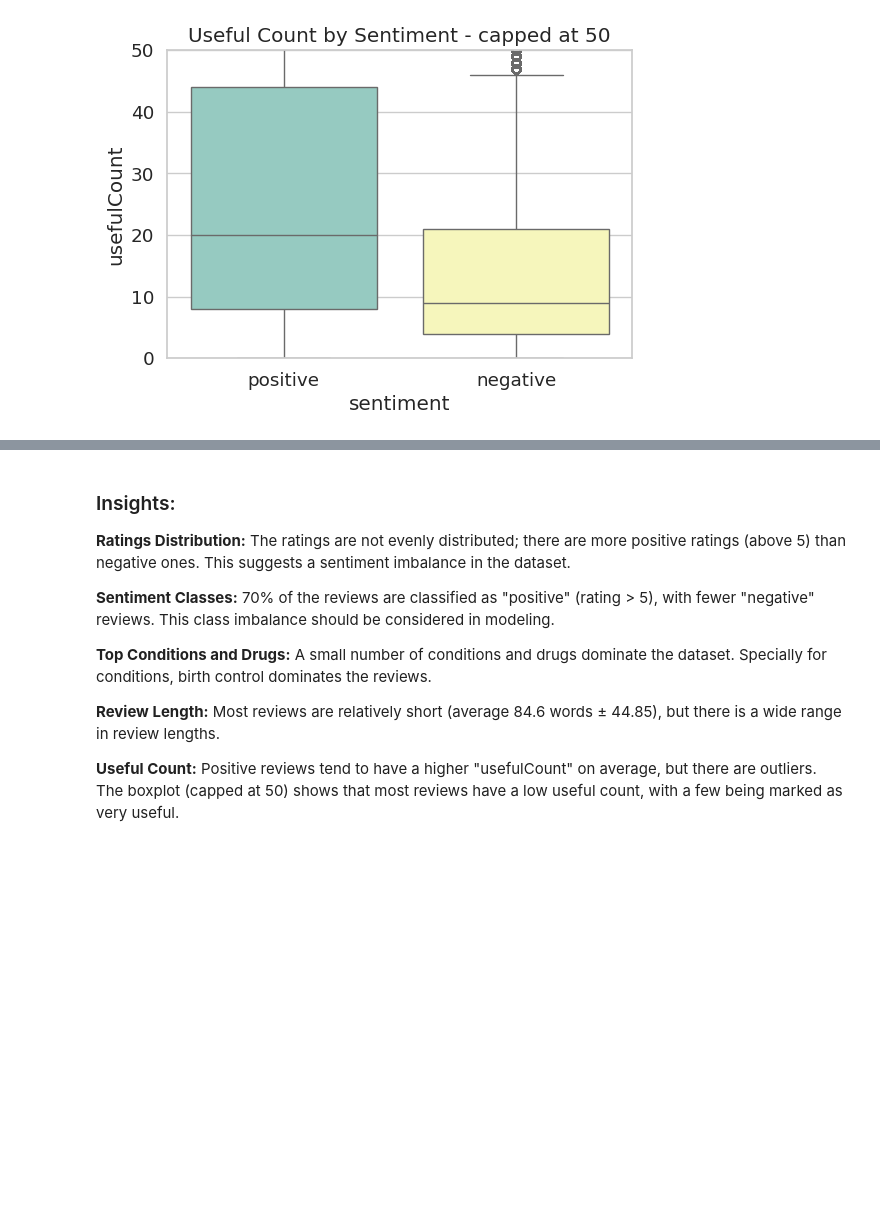
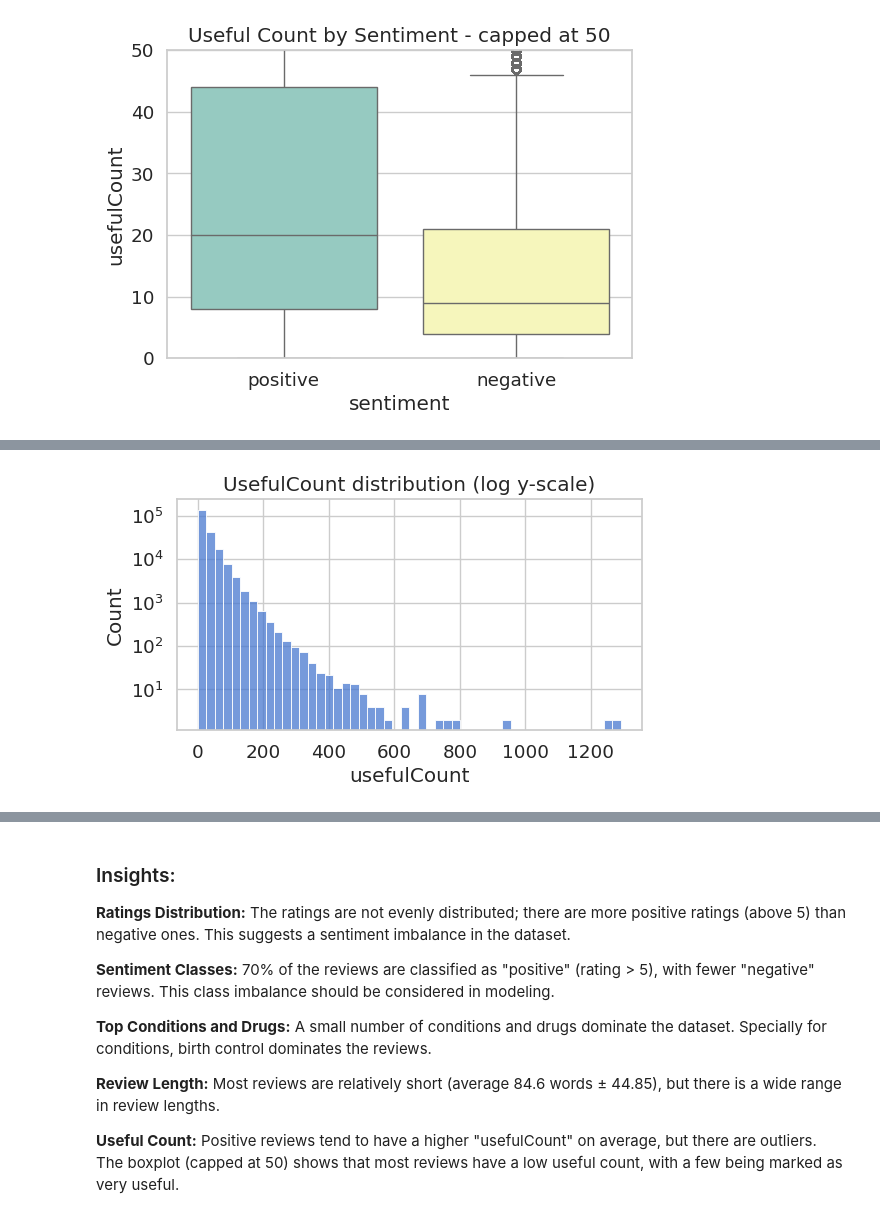
Before and after one commit to sandragodinhosilva/drug-review-sentiment, a Jupyter notebook: notebooks/eda.ipynb, the cells around one changed output, grey strips where cells are left out. Cells and saved outputs as stored; diff of their text form; code cells hidden in the pictures; blank space fills up the shorter version.

```diff
--- a/notebooks/eda.ipynb
+++ b/notebooks/eda.ipynb
@@ -72,3 +79,29 @@ rating           0
 date             0
 usefulCount      0
 dtype: int64
+# %%
+# Cleanup: drop index col, decode HTML, coerce types, parse dates
+def clean_df(d):
+    d = d.copy()
+    # Drop stray index col if present
+    d = d.drop(columns=[c for c in d.columns if c.strip().lower() in {"unnamed: 0", "index"}], errors='ignore')
+    # Coerce rating numeric
+    d["rating"] = pd.to_numeric(d["rating"], errors="coerce")
+    # Parse date
+    d["date"] = pd.to_datetime(d["date"], errors="coerce")
+    # Decode HTML entities and strip quotes/whitespace
+    d["review"] = d["review"].astype(str).apply(lambda s: unescape(s).strip().strip('"'))
+    # Normalize condition text; fill missing
+    d["condition"] = d["condition"].astype(str).str.strip().replace({"nan": np.nan}).fillna("Unknown")
+    # Sentiment label (rating > 5)
+    d["sentiment"] = np.where(d["rating"] > 5, "positive", "negative")
+    return d
+
+train = clean_df(train)
+test  = clean_df(test)
+df    = clean_df(df)
+
+print("After cleaning:")
+print("train:", train.shape, "| test:", test.shape, "| all:", df.shape)
+print("Missing by column (all):")
+print(df.isna().sum().sort_values(ascending=False).head(10))
@@ -159,0 +280,10 @@ plt.show()
+# %%
+# UsefulCount distribution (log-scale to visualize heavy tail)
+plt.figure(figsize=(6,3))
+sns.histplot(df["usefulCount"], bins=50)
+plt.yscale("log")
+plt.title("UsefulCount distribution (log y-scale)")
+plt.xlabel("usefulCount")
+plt.show()
+# %% [output]
+[figure, added]
```
Also changed, not shown: parts of 13 cells of this notebook, 6 other files.
